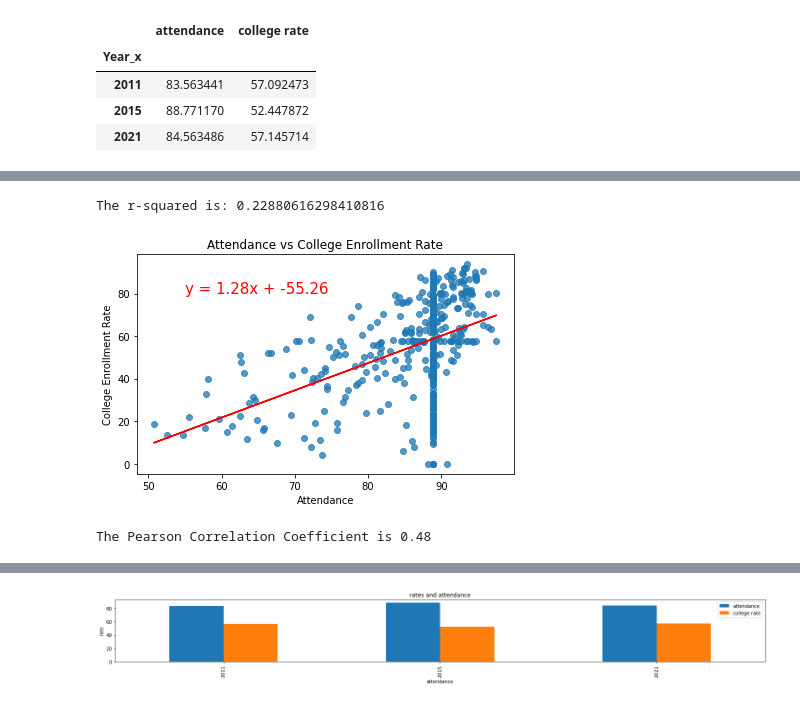
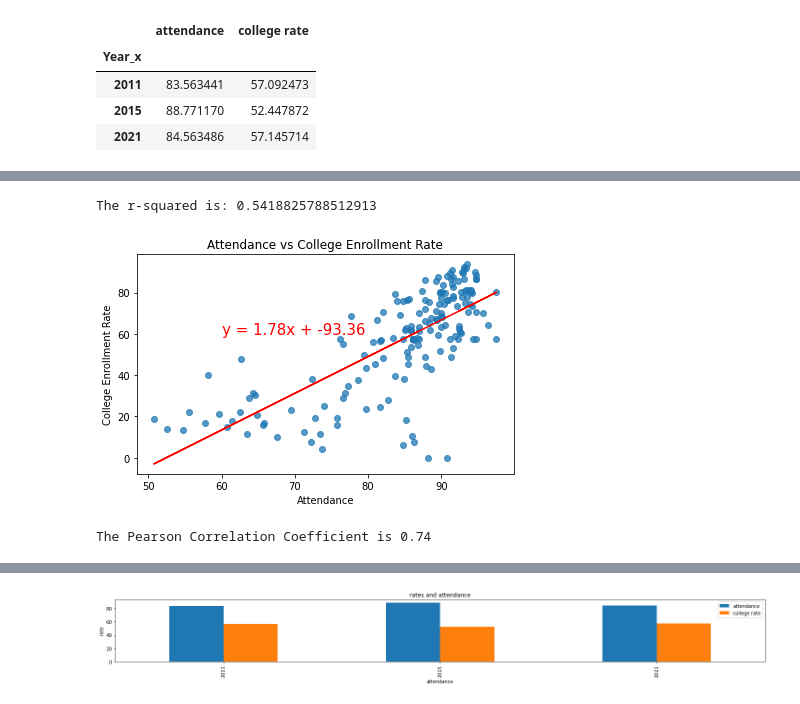
Before and after one commit to MattPostlewaite/NWBC-Project1-Group2, a Jupyter notebook: school_crime_analysis.ipynb, the cells around one changed output, grey strips where cells are left out. Cells and saved outputs as stored; diff of their text form; code cells hidden in the pictures.

Commit message:
clean up attendance / college admittance chart

```diff
--- a/school_crime_analysis.ipynb
+++ b/school_crime_analysis.ipynb
@@ -62,31 +70,31 @@ rate_df
 # %%
 # Create lists for student attendance and college enrollment rate
-attend = school_data_df["Average Student Attendance"]
-c_rate = school_data_df["College Enrollment Rate %"]
+attend = df_2021['Average Student Attendance']
+c_rate = df_2021['College Enrollment Rate %']
 # %%
 # Plot the college enrollment rate versus attendance.
 x_values = attend
 y_values = c_rate
 plt.scatter(attend,c_rate,marker='o',alpha=0.75)
 (slope, intercept, rvalue, pvalue, stderr) = linregress(x_values, y_values)
 regress_values = x_values * slope + intercept
 line_eq = "y = " + str(round(slope,2)) + "x + " + str(round(intercept,2))
 print(f"The r-squared is: {rvalue**2}")
 plt.plot(x_values,regress_values,"r-")
-plt.annotate(line_eq,(55,80),fontsize=15,color="red")
+plt.annotate(line_eq,(60, 60),fontsize=15,color="red")
 plt.title("Attendance vs College Enrollment Rate")
 plt.xlabel('Attendance')
 plt.ylabel('College Enrollment Rate')
 plt.tight_layout()
-plt.savefig("Images/attendance_v_college_acceptance_rate1.png")
+plt.savefig("Images/attendance_v_college_acceptance_rate.png")
 plt.show()
 # %% [output]
-The r-squared is: 0.22880616298410816
+The r-squared is: 0.5418825788512913
-[figure, old version]
+[figure, new version]
 # %%
 # Calculate Pearson Correlation Coefficient
 correlation = sem.pearsonr(x_values, y_values)
 print(f"The Pearson Correlation Coefficient is {round(correlation[0],2)}")
 print("")
 # %% [output]
-The Pearson Correlation Coefficient is 0.48
+The Pearson Correlation Coefficient is 0.74
```
Also changed, not shown: parts of 10 cells of this notebook, 2 other files.
